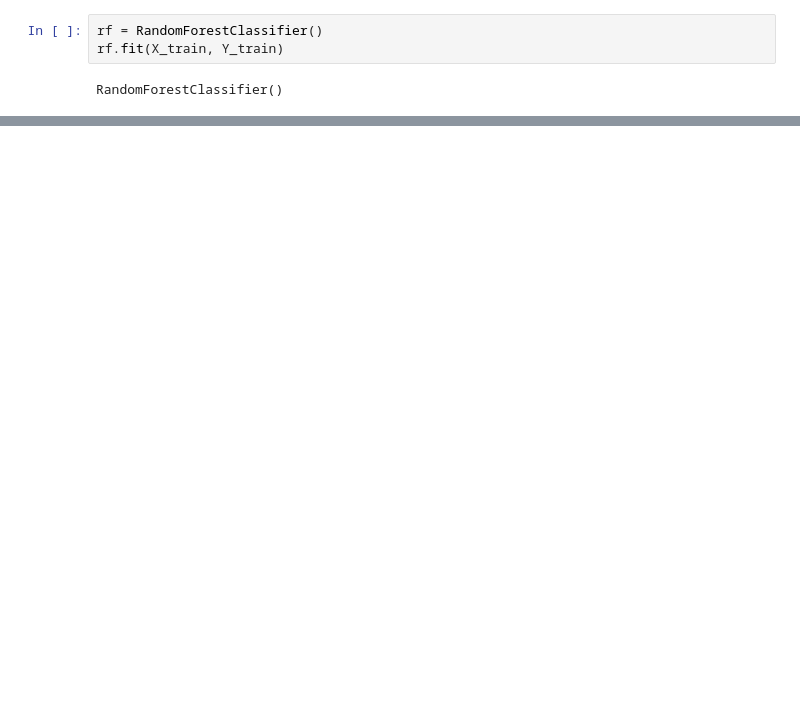
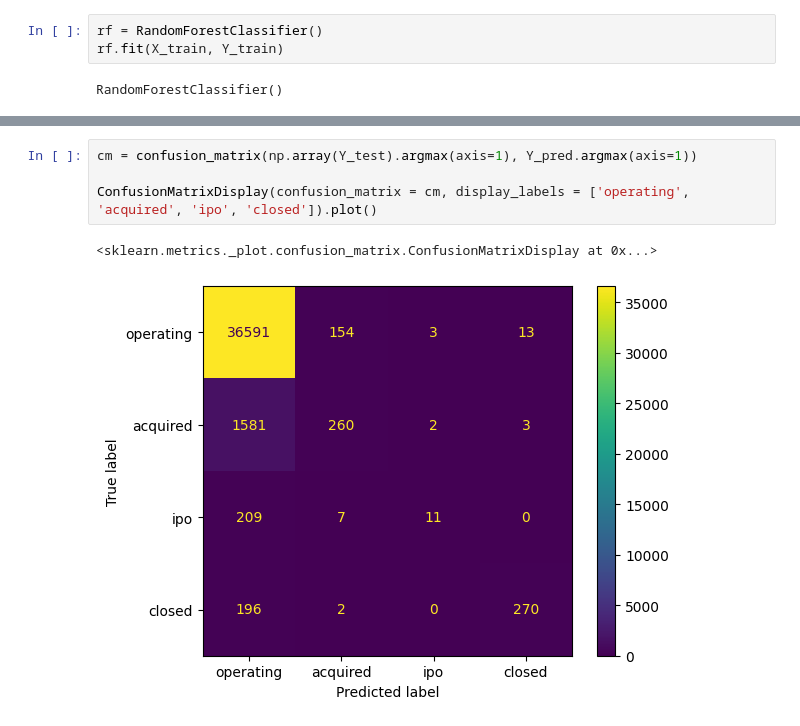
Before and after one commit to SenguptaArjun/StartupSuccess, a Jupyter notebook: Startup_Success_Predictor_Random_Forest.ipynb, the cells around one changed output, grey strips where cells are left out. Drawn from its saved outputs; the diff is of its cells as text; blank space fills up the shorter version.

```diff
--- a/Startup_Success_Predictor_Random_Forest.ipynb
+++ b/Startup_Success_Predictor_Random_Forest.ipynb
@@ -62,0 +74,7 @@ Accuracy: 0.9407409292147982
+# %%
+cm = confusion_matrix(np.array(Y_test).argmax(axis=1), Y_pred.argmax(axis=1))
+
+ConfusionMatrixDisplay(confusion_matrix = cm, display_labels = ['operating', 'acquired', 'ipo', 'closed']).plot()
+# %% [output]
+<sklearn.metrics._plot.confusion_matrix.ConfusionMatrixDisplay at 0x...>
+[figure, added]
```
Also changed, not shown: parts of 13 cells of this notebook.
